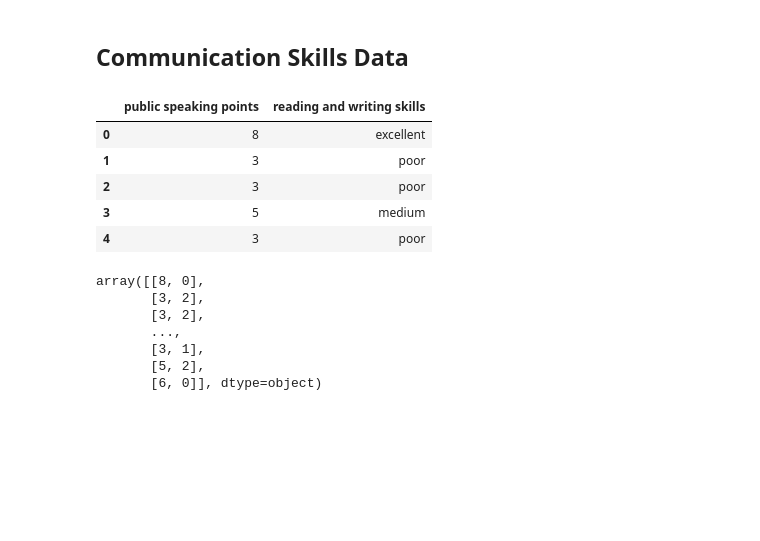
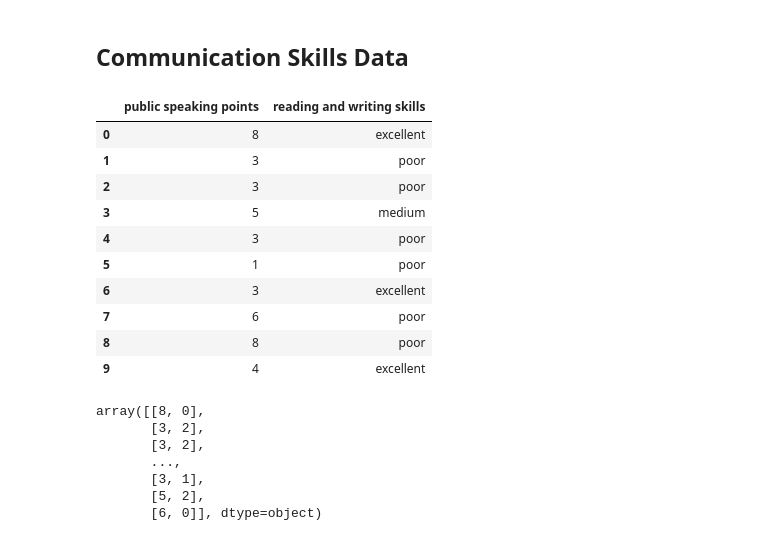
Before and after one commit to ashokseervi114/Job-role-prediction, a Jupyter notebook: ml project code/Project code/research1.ipynb, the cells around one changed output. Drawn from its saved outputs; the diff is of its cells as text; code cells hidden in the pictures; blank space fills up the shorter version.

```diff
--- a/ml project code/Project code/research1.ipynb
+++ b/ml project code/Project code/research1.ipynb
@@ -172,17 +172,22 @@ array([[79.66666666666667],
 ## Communication Skills Data
 # %%
 communication_skill_data_r=dataset.iloc[:,[13,21]]
-# %%
-communication_skill_data_r.head()
-# %% [output]
-|  | public speaking points | reading and writing skills |
-| 0 | 8 | excellent |
-| 1 | 3 | poor |
-| 2 | 3 | poor |
-| 3 | 5 | medium |
-| 4 | 3 | poor |
 # %%
 communication_skill_data=data[:,[13,21]]
+# %%
+communication_skill_data_r.head(n=10)
+# %% [output]
+|  | public speaking points | reading and writing skills |
+| 0 | 8 | excellent |
+| 1 | 3 | poor |
+| 2 | 3 | poor |
+| 3 | 5 | medium |
+| 4 | 3 | poor |
+| 5 | 1 | poor |
+| 6 | 3 | excellent |
+| 7 | 6 | poor |
+| 8 | 8 | poor |
+| 9 | 4 | excellent |
 # %%
 communication_skill_data
 # %% [output]
```
Also changed, not shown: parts of 14 cells of this notebook.
